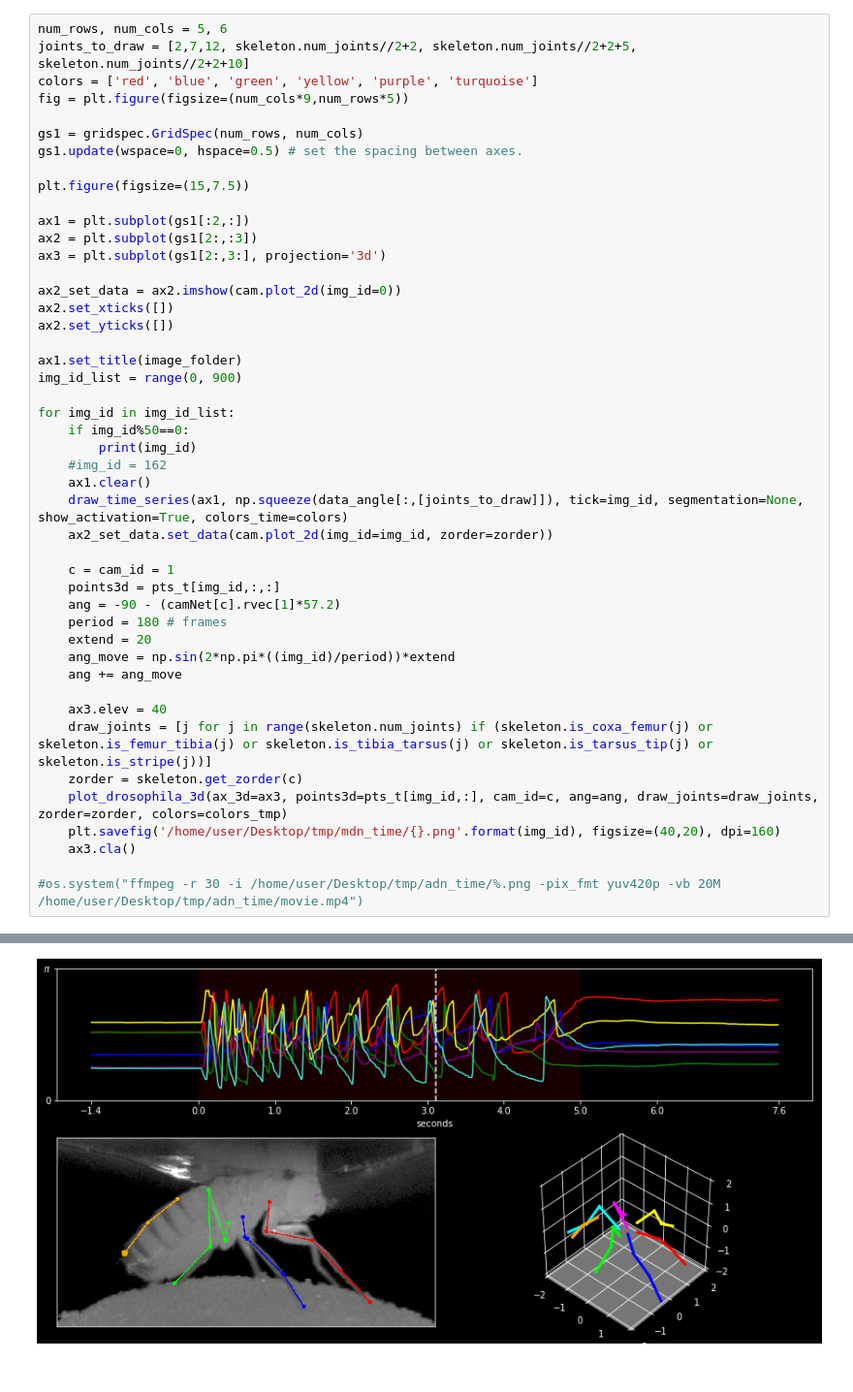
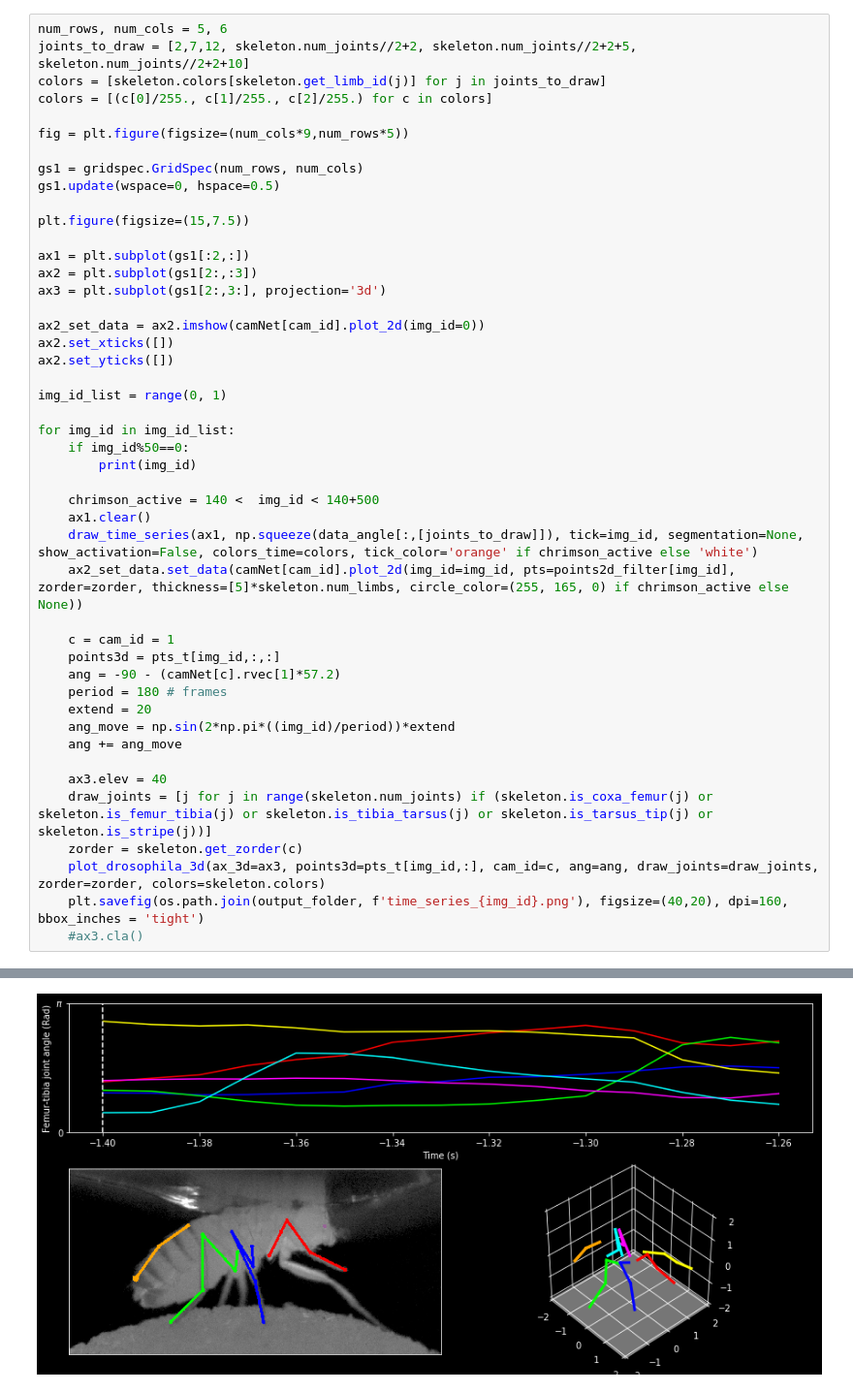
Before and after one commit to NeLy-EPFL/DeepFly3D, a Jupyter notebook: notebook_visualize/draw_time_series.ipynb, the cells around one changed output, grey strips where cells are left out. Shown: that part at 97% size. Saved outputs shown, nothing was run; the diff lists cells and outputs as text.

```diff
--- a/notebook_visualize/draw_time_series.ipynb
+++ b/notebook_visualize/draw_time_series.ipynb
@@ -160,11 +164,13 @@ for j in range(skeleton.num_joints):
 # %%
 num_rows, num_cols = 5, 6
 joints_to_draw = [2,7,12, skeleton.num_joints//2+2, skeleton.num_joints//2+2+5, skeleton.num_joints//2+2+10]
-colors = ['red', 'blue', 'green', 'yellow', 'purple', 'turquoise']
+colors = [skeleton.colors[skeleton.get_limb_id(j)] for j in joints_to_draw]
+colors = [(c[0]/255., c[1]/255., c[2]/255.) for c in colors]
+
 fig = plt.figure(figsize=(num_cols*9,num_rows*5))
 
 gs1 = gridspec.GridSpec(num_rows, num_cols)
-gs1.update(wspace=0, hspace=0.5) # set the spacing between axes.
+gs1.update(wspace=0, hspace=0.5)
 
 plt.figure(figsize=(15,7.5))
 
@@ -172,20 +178,20 @@ ax1 = plt.subplot(gs1[:2,:])
 ax2 = plt.subplot(gs1[2:,:3])
 ax3 = plt.subplot(gs1[2:,3:], projection='3d')
 
-ax2_set_data = ax2.imshow(cam.plot_2d(img_id=0))
+ax2_set_data = ax2.imshow(camNet[cam_id].plot_2d(img_id=0))
 ax2.set_xticks([])
 ax2.set_yticks([])
 
-ax1.set_title(image_folder)
-img_id_list = range(0, 900)
+img_id_list = range(0, 1)
 
 for img_id in img_id_list:
     if img_id%50==0:
         print(img_id)
-    #img_id = 162
+
+    chrimson_active = 140 <  img_id < 140+500
     ax1.clear()
-    draw_time_series(ax1, np.squeeze(data_angle[:,[joints_to_draw]]), tick=img_id, segmentation=None, show_activation=True, colors_time=colors)
-    ax2_set_data.set_data(cam.plot_2d(img_id=img_id, zorder=zorder))
+    draw_time_series(ax1, np.squeeze(data_angle[:,[joints_to_draw]]), tick=img_id, segmentation=None, show_activation=False, colors_time=colors, tick_color='orange' if chrimson_active else 'white')
+    ax2_set_data.set_data(camNet[cam_id].plot_2d(img_id=img_id, pts=points2d_filter[img_id], zorder=zorder, thickness=[5]*skeleton.num_limbs, circle_color=(255, 165, 0) if chrimson_active else None))
 
     c = cam_id = 1
     points3d = pts_t[img_id,:,:]
@@ -198,10 +204,8 @@ for img_id in img_id_list:
     ax3.elev = 40
     draw_joints = [j for j in range(skeleton.num_joints) if (skeleton.is_coxa_femur(j) or skeleton.is_femur_tibia(j) or skeleton.is_tibia_tarsus(j) or skeleton.is_tarsus_tip(j) or skeleton.is_stripe(j))]
     zorder = skeleton.get_zorder(c)
-    plot_drosophila_3d(ax_3d=ax3, points3d=pts_t[img_id,:], cam_id=c, ang=ang, draw_joints=draw_joints, zorder=zorder, colors=colors_tmp)
-    plt.savefig('/home/user/Desktop/tmp/mdn_time/{}.png'.format(img_id), figsize=(40,20), dpi=160)
-    ax3.cla()
-
-#os.system("ffmpeg -r 30 -i /home/user/Desktop/tmp/adn_time/%.png -pix_fmt yuv420p -vb 20M /home/user/Desktop/tmp/adn_time/movie.mp4")
+    plot_drosophila_3d(ax_3d=ax3, points3d=pts_t[img_id,:], cam_id=c, ang=ang, draw_joints=draw_joints, zorder=zorder, colors=skeleton.colors)
+    plt.savefig(os.path.join(output_folder, f'time_series_{img_id}.png'), figsize=(40,20), dpi=160, bbox_inches = 'tight')
+    #ax3.cla()
 # %% [output]
 0
@@ -219 +213 @@ KeyboardInterrupt:
-[figure, old version]
+[figure, new version]
```
Also changed, not shown: parts of 7 cells of this notebook.
